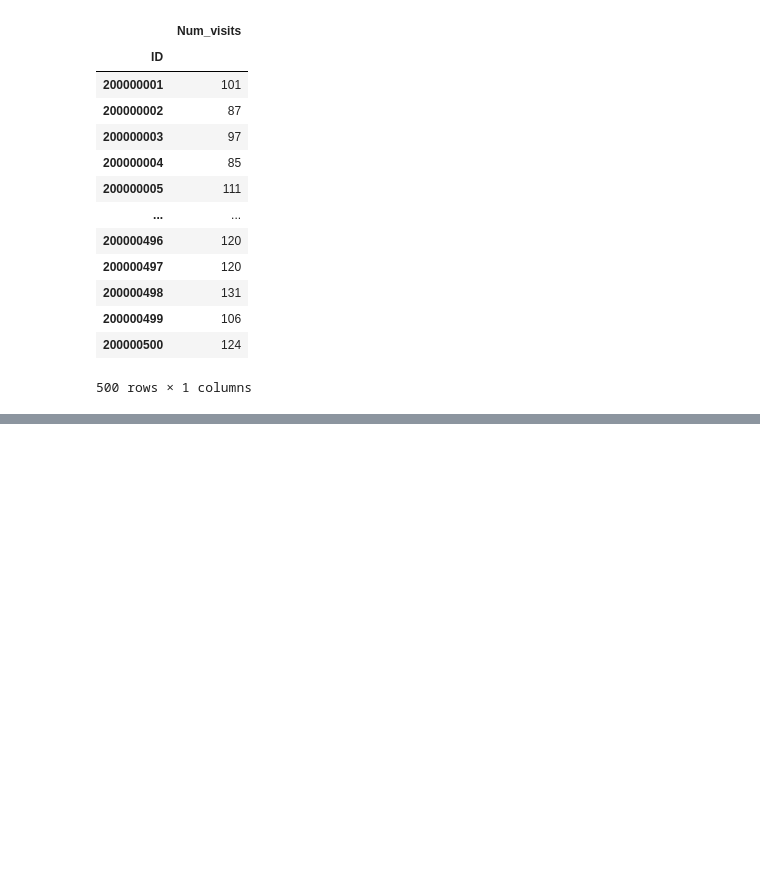
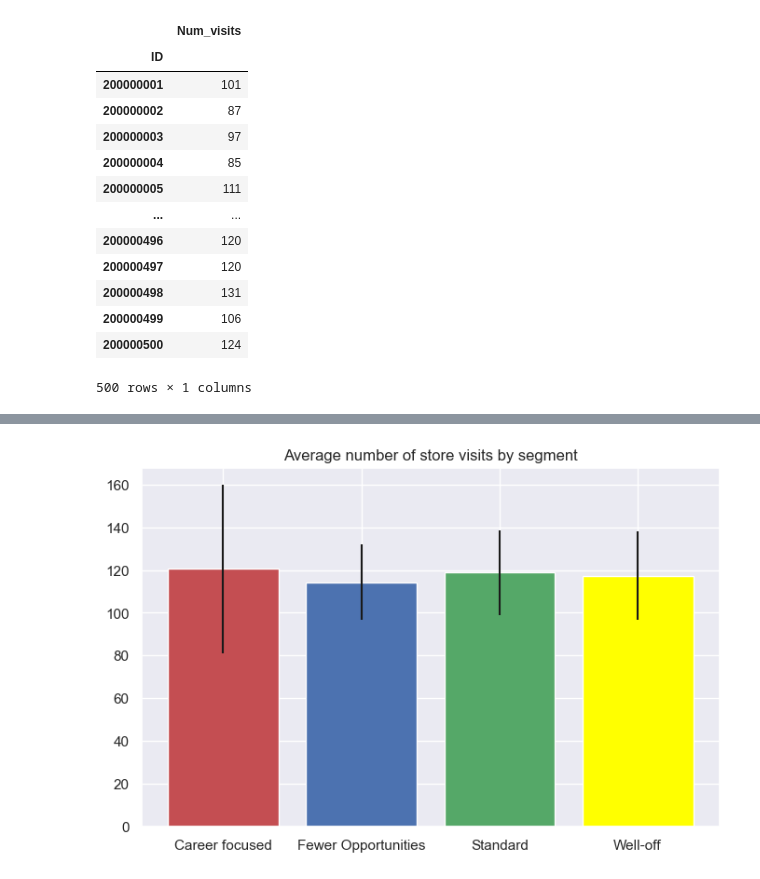
Before and after one commit to FavourAkumute/Customer_segmentation, a Jupyter notebook: Purchase Analytics.ipynb, the cells around one changed output, grey strips where cells are left out. Drawn from its saved outputs; the diff is of its cells as text; code cells hidden in the pictures; blank space fills up the shorter version.

```diff
--- a/Purchase Analytics.ipynb
+++ b/Purchase Analytics.ipynb
@@ -97,0 +218,3 @@ df_cust_vis
+# %%
+seg_mean = cust_analytics.groupby('Segment').mean()
+seg_mean
@@ -97,0 +228,3 @@ df_cust_vis
+# %%
+seg_std = cust_analytics.groupby('Segment').std()
+seg_std
@@ -97,0 +238,10 @@ df_cust_vis
+# %%
+plt.figure(figsize = (8,5))
+plt.bar(x = ['Career focused','Fewer Opportunities','Standard','Well-off'],
+        height = seg_mean['Num_visits'],
+        yerr = seg_std['Num_visits'],
+        color = ['r','b','g','yellow'])
+plt.title('Average number of store visits by segment')
+plt.show()
+# %% [output]
+[figure, added]
```
Also changed, not shown: parts of 24 cells of this notebook.
